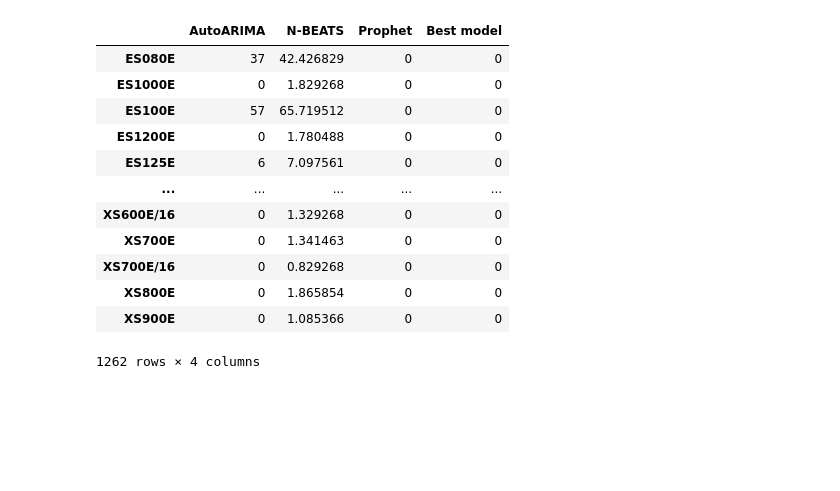
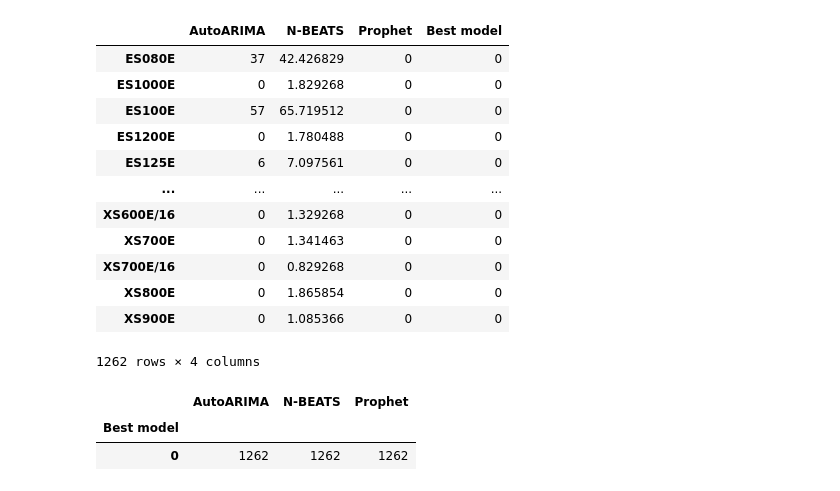
Before and after one commit to M-Kacprowicz/forecasting-tool, a Jupyter notebook: Results_processing.ipynb, the cells around one changed output. Cells and saved outputs as stored; diff of their text form; code cells hidden in the pictures; blank space fills up the shorter version.

Commit message:
Adding some code to prepare the loop to assign the best model for each product

```diff
--- a/Results_processing.ipynb
+++ b/Results_processing.ipynb
@@ -284,3 +284,9 @@ results
 1262 rows × 4 columns
 # %%
 results.to_csv('mae_results.csv')
+# %%
+results.groupby(results['Best model'], axis = 0).count()
+# %% [output]
+|  | AutoARIMA | N-BEATS | Prophet |
+| Best model |  |  |  |
+| 0 | 1262 | 1262 | 1262 |
```
Also changed, not shown: parts of 4 cells of this notebook, 1 other file.
